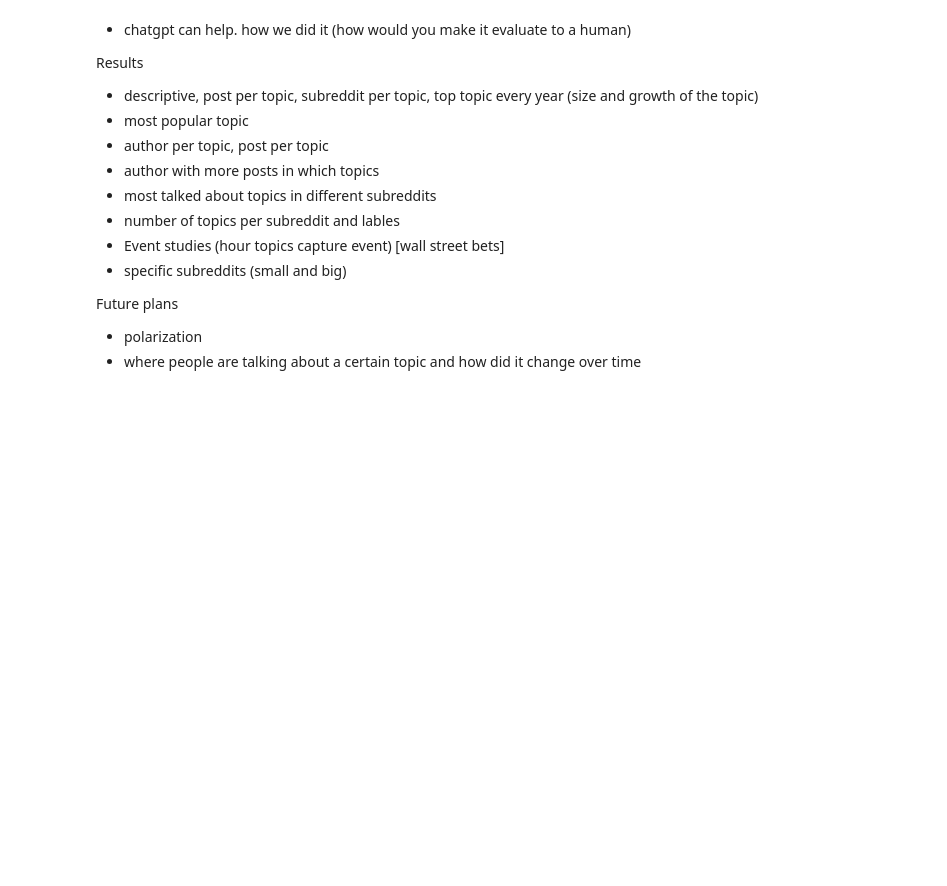
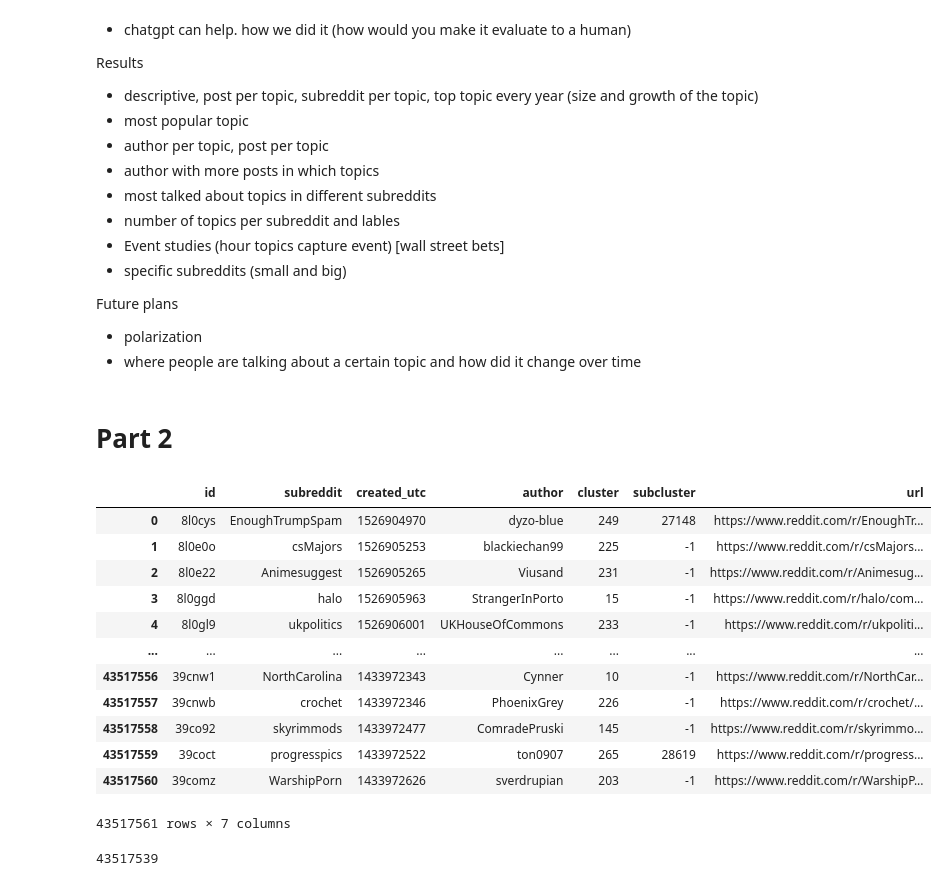
Before and after one commit to stefanoviel/RedditPolarization, a Jupyter notebook: notebooks/result_analysis.ipynb, the cells around one changed output. Saved outputs shown, nothing was run; the diff lists cells and outputs as text; code cells hidden in the pictures; blank space fills up the shorter version.

```diff
--- a/notebooks/result_analysis.ipynb
+++ b/notebooks/result_analysis.ipynb
@@ -723,3 +723,5 @@ Results
 Future plans
 * polarization
 * where people are talking about a certain topic and how did it change over time
+# %% [markdown]
+# Part 2
@@ -725,0 +731,21 @@ Future plans
+# %%
+df = pd.read_csv('../output/2008_2023/final_dataframe.csv')
+df
+# %% [output]
+|  | id | subreddit | created_utc | author | cluster | subcluster | url |
+| 0 | 8l0cys | EnoughTrumpSpam | 1526904970 | dyzo-blue | 249 | 27148 | https://www.reddit.com/r/EnoughTr... |
+| 1 | 8l0e0o | csMajors | 1526905253 | blackiechan99 | 225 | -1 | https://www.reddit.com/r/csMajors... |
+| 2 | 8l0e22 | Animesuggest | 1526905265 | Viusand | 231 | -1 | https://www.reddit.com/r/Animesug... |
+| 3 | 8l0ggd | halo | 1526905963 | StrangerInPorto | 15 | -1 | https://www.reddit.com/r/halo/com... |
+| 4 | 8l0gl9 | ukpolitics | 1526906001 | UKHouseOfCommons | 233 | -1 | https://www.reddit.com/r/ukpoliti... |
+| ... | ... | ... | ... | ... | ... | ... | ... |
+| 43517556 | 39cnw1 | NorthCarolina | 1433972343 | Cynner | 10 | -1 | https://www.reddit.com/r/NorthCar... |
+| 43517557 | 39cnwb | crochet | 1433972346 | PhoenixGrey | 226 | -1 | https://www.reddit.com/r/crochet/... |
+| 43517558 | 39co92 | skyrimmods | 1433972477 | ComradePruski | 145 | -1 | https://www.reddit.com/r/skyrimmo... |
+| 43517559 | 39coct | progresspics | 1433972522 | ton0907 | 265 | 28619 | https://www.reddit.com/r/progress... |
+| 43517560 | 39comz | WarshipPorn | 1433972626 | sverdrupian | 203 | -1 | https://www.reddit.com/r/WarshipP... |
+43517561 rows × 7 columns
+# %%
+df.id.nunique()
+# %% [output]
+43517539
```
Also changed, not shown: parts of 1 cell of this notebook, 5 other files.
